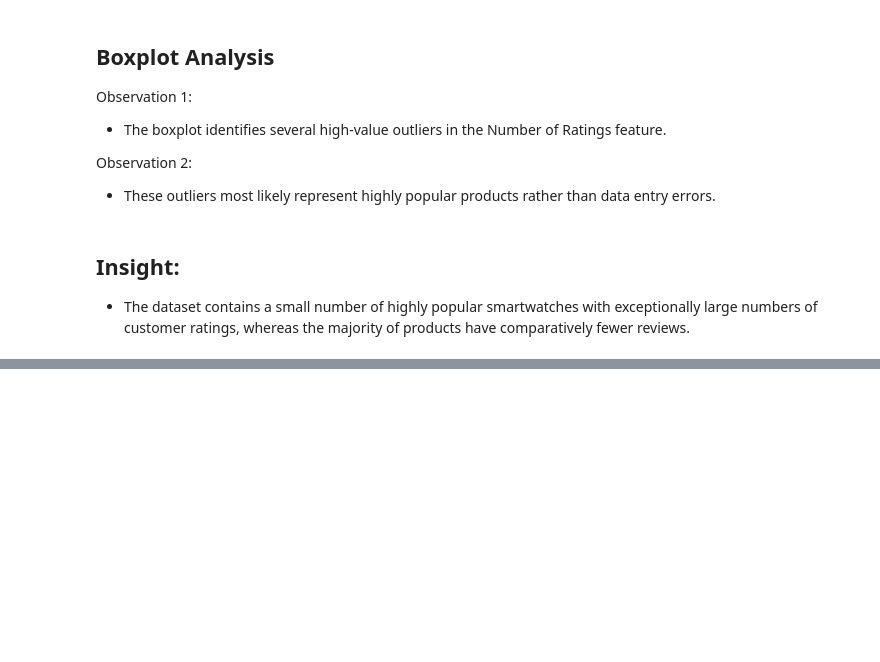
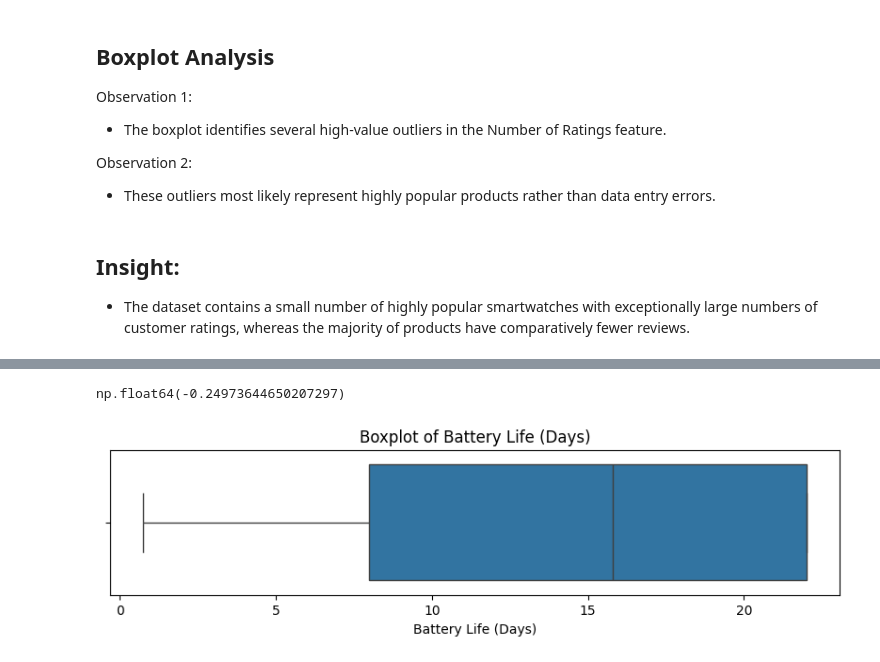
Before and after one commit to kushneek/smartwatch-rating-prediction, a Jupyter notebook: EDA.ipynb, the cells around one changed output, grey strips where cells are left out. Cells and saved outputs as stored; diff of their text form; code cells hidden in the pictures; blank space fills up the shorter version.

```diff
--- a/EDA.ipynb
+++ b/EDA.ipynb
@@ -269,0 +314,14 @@ Observation 2:
+# %%
+df["Battery Life (Days)"].skew()
+# %% [output]
+np.float64(-0.24973644650207297)
+# %%
+plt.figure(figsize=(10,2))
+
+sns.boxplot(x=df["Battery Life (Days)"])
+
+plt.title("Boxplot of Battery Life (Days)")
+
+plt.show()
+# %% [output]
+[figure, added]
```
Also changed, not shown: parts of 172 cells of this notebook, 1 other file.
